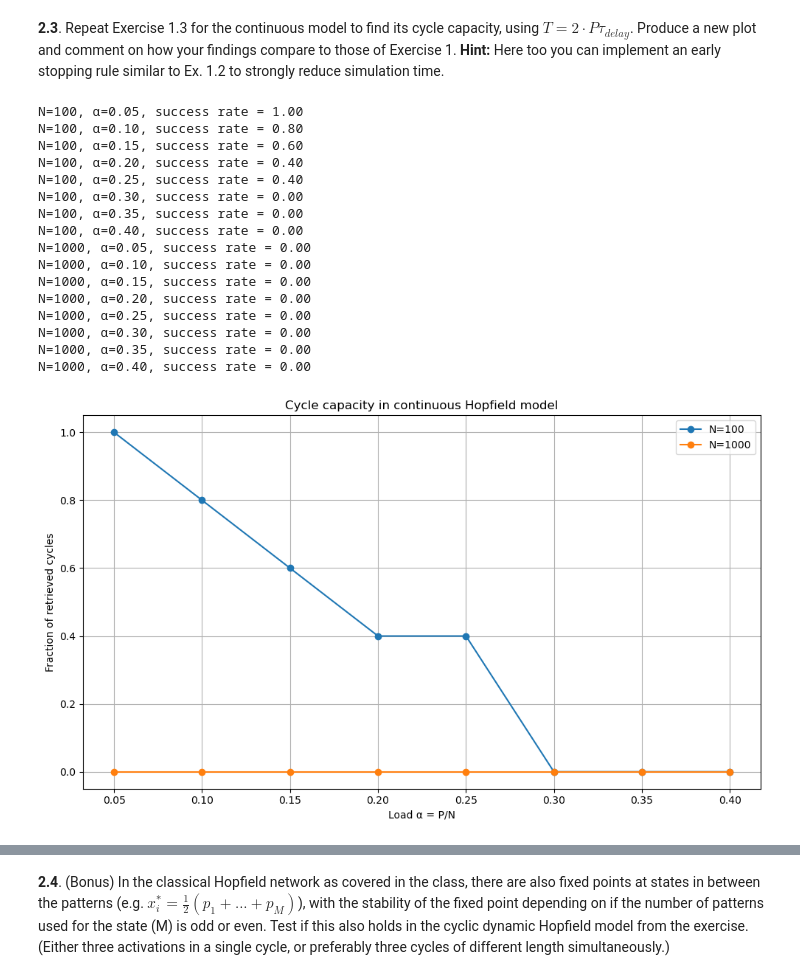
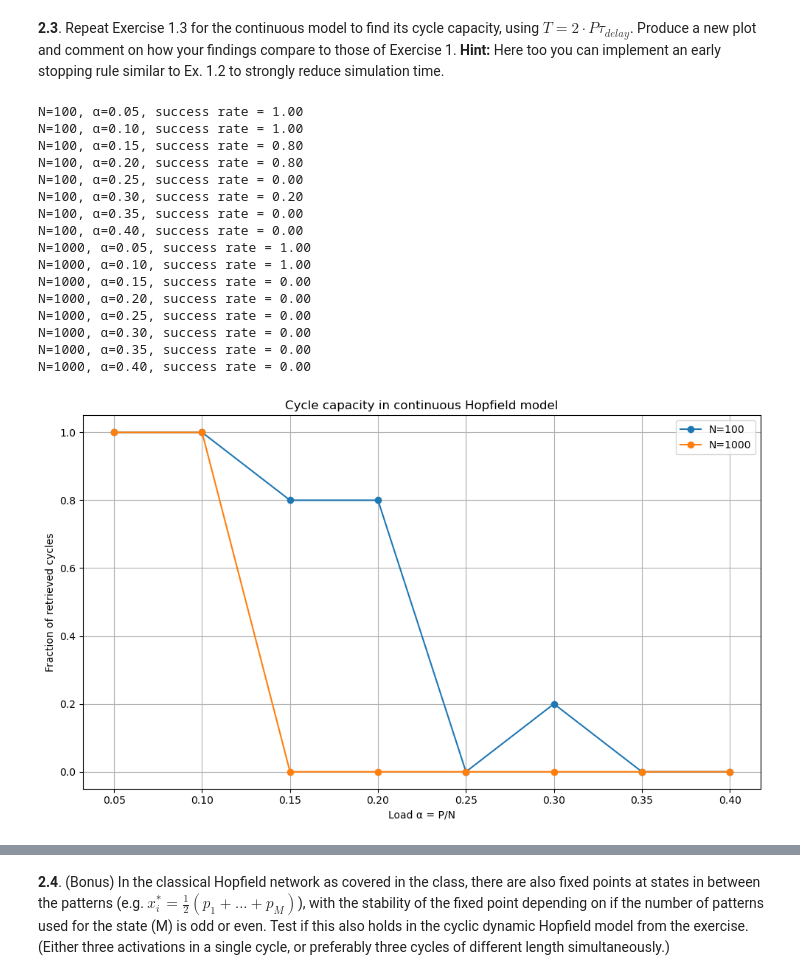
Before and after one commit to frossardr/H-et-R-project, a Jupyter notebook: Cyclic_hopfield_networks.ipynb, the cells around one changed output, grey strips where cells are left out. Drawn from its saved outputs; the diff is of its cells as text; code cells hidden in the pictures.

```diff
--- a/Cyclic_hopfield_networks.ipynb
+++ b/Cyclic_hopfield_networks.ipynb
@@ -726,8 +725,10 @@ In terms of network parameters, it take a time of $T = P T_{step}$ where $T_{ste
 **2.3**. Repeat Exercise 1.3 for the continuous model to find its cycle capacity, using $T = 2 · P \tau_{delay}$. Produce a new plot and comment on how your findings compare to those of Exercise 1.
 **Hint:** Here too you can implement an early stopping rule similar to Ex. 1.2 to strongly reduce simulation time.
 # %%
-def simulate_continuous_dynamics(W, patterns, x0, beta=4, tau=5, t_delay=10, dt=0.5, T=100):
-    """Simulate the continuous dynamics with delays."""
+def simulate_continuous_dynamics(W, patterns, x0, beta=4, tau=5, t_delay=0.5, dt=0.5, T=100):
+    """
+    Simulate the continuous-time dynamics of the cyclic Hopfield model with early stopping.
+    """
     N = W.shape[0]
     P = patterns.shape[0]
     time_steps = int(T / dt)
@@ -736,33 +737,44 @@ def simulate_continuous_dynamics(W, patterns, x0, beta=4, tau=5, t_delay=10, dt=
     x = np.zeros((time_steps, N))
     overlaps = np.zeros((time_steps, P))
 
-    # Initialize history
+    # Initialize delay history with x0
     for k in range(delay_steps + 1):
         x[k] = x0.copy()
         for mu in range(P):
             overlaps[k, mu] = np.dot(patterns[mu], x[k]) / N
 
+    # Track dominant pattern over time
+    dominant_indices = [np.argmax(overlaps[delay_steps])]
+    last_dominant = dominant_indices[0]
+
     for k in range(delay_steps, time_steps - 1):
+        # Continuous update
         delayed_input = x[k - delay_steps]
         tanh_input = np.tanh(beta * (W @ delayed_input))
         dx_dt = (-x[k] + tanh_input) / tau
         x[k + 1] = x[k] + dt * dx_dt
 
+        # Compute overlaps
         for mu in range(P):
             overlaps[k + 1, mu] = np.dot(patterns[mu], x[k + 1]) / N
 
-    # Check for cycle at the end (more robust check)
-    time_window = overlaps[-int(2 * P * t_delay / dt):]  # last cycle duration
-    peak_times = np.argmax(time_window, axis=0)
-    peak_order = np.argsort(peak_times)
+        # Update dominant index if changed
+        current_dominant = np.argmax(overlaps[k + 1])
+        if current_dominant != last_dominant:
+            dominant_indices.append(current_dominant)
+            last_dominant = current_dominant
 
-    # Check if peaks appear roughly in the right order (allowing rotation)
-    expected_order = np.arange(P)
-    for shift in range(P):
-        if np.allclose(peak_order, np.roll(expected_order, shift)):
-            return True  # cycle retrieved
+            # Early stopping check
+            if len(dominant_indices) >= P:
+                expected = [(dominant_indices[0] + i) % P for i in range(P)]
+                recent = dominant_indices[-P:]
+                if recent == expected:
+                    return True
+                elif len(dominant_indices) > 2 * P:
+                    return False
 
-    return False  # cycle failed
+    return False
+
 
 def estimate_cycle_capacity_continuous(N_list=[100, 1000], alpha_list=np.arange(0.05, 0.45, 0.05),
                                        beta=4, tau=5, dt=0.5, reps=5):
@@ -773,7 +785,7 @@ def estimate_cycle_capacity_continuous(N_list=[100, 1000], alpha_list=np.arange(
 
         for alpha in alpha_list:
             P = int(alpha * N)
-            T = 2 * P * t_delay  # Total simulation time
+            T = 2 * P * t_delay
 
             successes = 0
             for _ in range(reps):
@@ -783,42 +795,42 @@ def estimate_cycle_capacity_continuous(N_list=[100, 1000], alpha_list=np.arange(
                 success = simulate_continuous_dynamics(W, patterns, x0, beta, tau, t_delay, dt, T)
                 if success:
                     successes += 1
 
             retrieval_probs=successes / reps
             print(f"N={N}, α={alpha:.2f}, success rate = {successes/reps:.2f}")
             results[N].append(retrieval_probs)
 
-    # Plotting
+
     plt.figure(figsize=(10, 6))
     for N in N_list:
         plt.plot(alpha_list, results[N], marker='o', label=f"N={N}")
     plt.xlabel("Load α = P/N")
     plt.ylabel("Fraction of retrieved cycles")
     plt.title("Cycle capacity in continuous Hopfield model")
     plt.grid(True)
     plt.legend()
     plt.ylim(-0.05, 1.05)
     plt.tight_layout()
     plt.show()
 estimate_cycle_capacity_continuous()
 # %% [output]
 N=100, α=0.05, success rate = 1.00
-N=100, α=0.10, success rate = 0.80
-N=100, α=0.15, success rate = 0.60
-N=100, α=0.20, success rate = 0.40
-N=100, α=0.25, success rate = 0.40
-N=100, α=0.30, success rate = 0.00
+N=100, α=0.10, success rate = 1.00
+N=100, α=0.15, success rate = 0.80
+N=100, α=0.20, success rate = 0.80
+N=100, α=0.25, success rate = 0.00
+N=100, α=0.30, success rate = 0.20
 N=100, α=0.35, success rate = 0.00
 N=100, α=0.40, success rate = 0.00
-N=1000, α=0.05, success rate = 0.00
-N=1000, α=0.10, success rate = 0.00
+N=1000, α=0.05, success rate = 1.00
+N=1000, α=0.10, success rate = 1.00
 N=1000, α=0.15, success rate = 0.00
 N=1000, α=0.20, success rate = 0.00
 N=1000, α=0.25, success rate = 0.00
 N=1000, α=0.30, success rate = 0.00
 N=1000, α=0.35, success rate = 0.00
 N=1000, α=0.40, success rate = 0.00
-[figure, old version]
+[figure, new version]
 # %% [markdown]
 <span style="color:#0A74DA">
 
```
Also changed, not shown: parts of 10 cells of this notebook.
